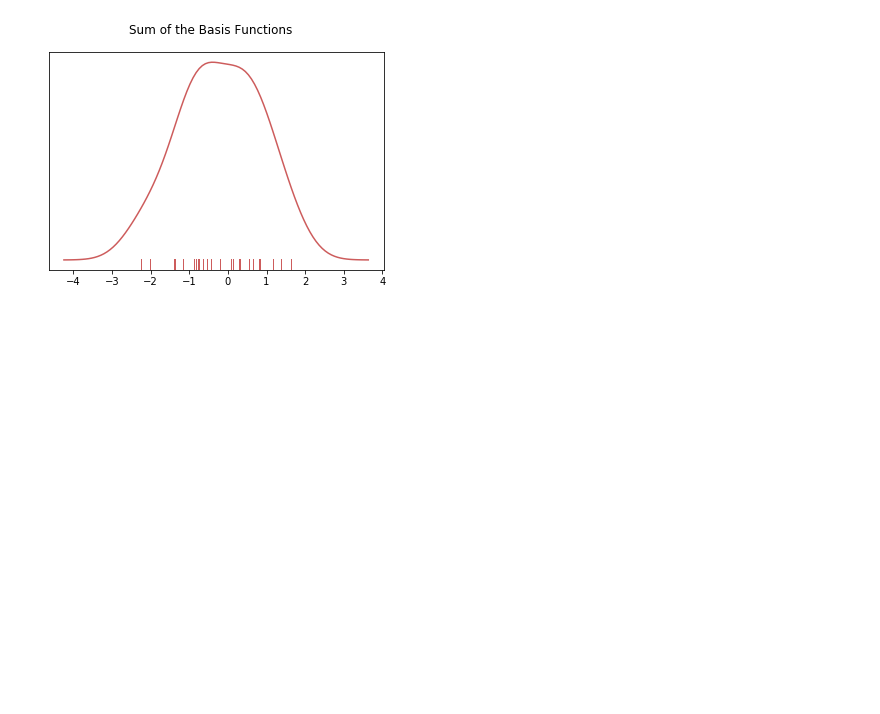
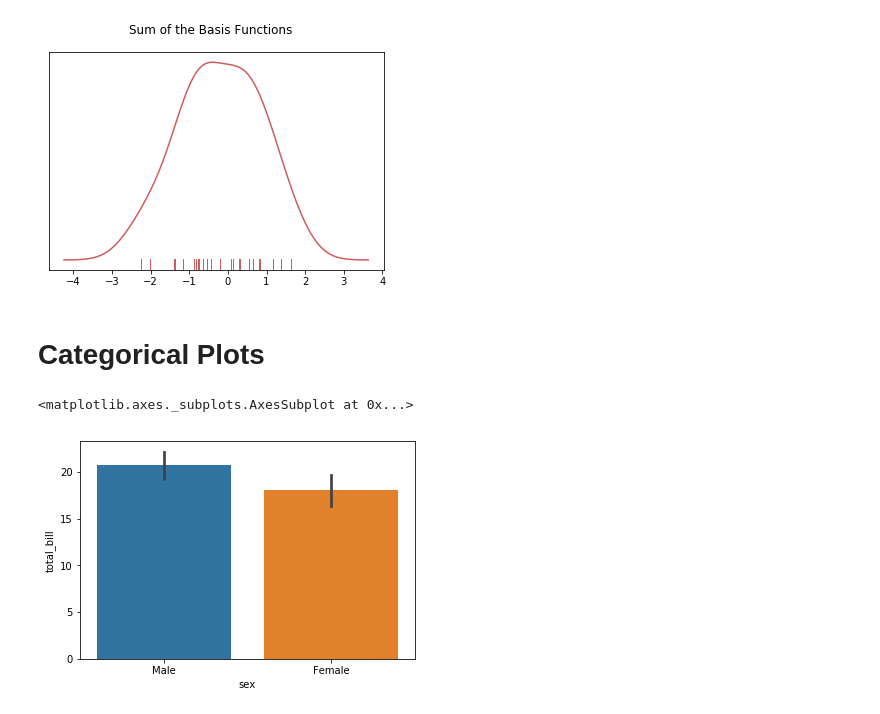
Before and after one commit to Jaimetorres003/Data-Visualization, a Jupyter notebook: Seaborn Statistical Plotting Library.ipynb, the cells around one changed output. Saved outputs shown, nothing was run; the diff lists cells and outputs as text; code cells hidden in the pictures; blank space fills up the shorter version.

```diff
--- a/Seaborn Statistical Plotting Library.ipynb
+++ b/Seaborn Statistical Plotting Library.ipynb
@@ -111,3 +111,11 @@ Text(0.5,0.98,'Sum of the Basis Functions')
 #KDE plot we wanted to create from dist plot
 # %%
 #recap:Dist plot - with or without KDE, Jointplot, Pairplot-jointplot for every single column in df, rugplot-build logic of KDE plot
+# %% [markdown]
+# Categorical Plots
+# %%
+#concerned about distributions of categorical columns in reference to numerical columns or other categorical column.
+sns.barplot(x='sex',y='total_bill',data=tips)
+# %% [output]
+<matplotlib.axes._subplots.AxesSubplot at 0x...>
+[figure, added]
```
Also changed, not shown: parts of 15 cells of this notebook.
